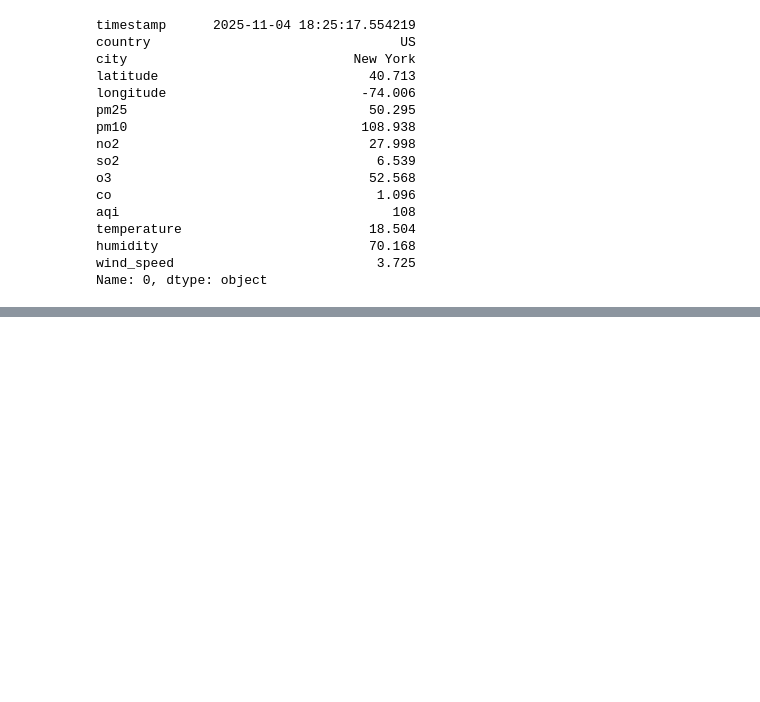
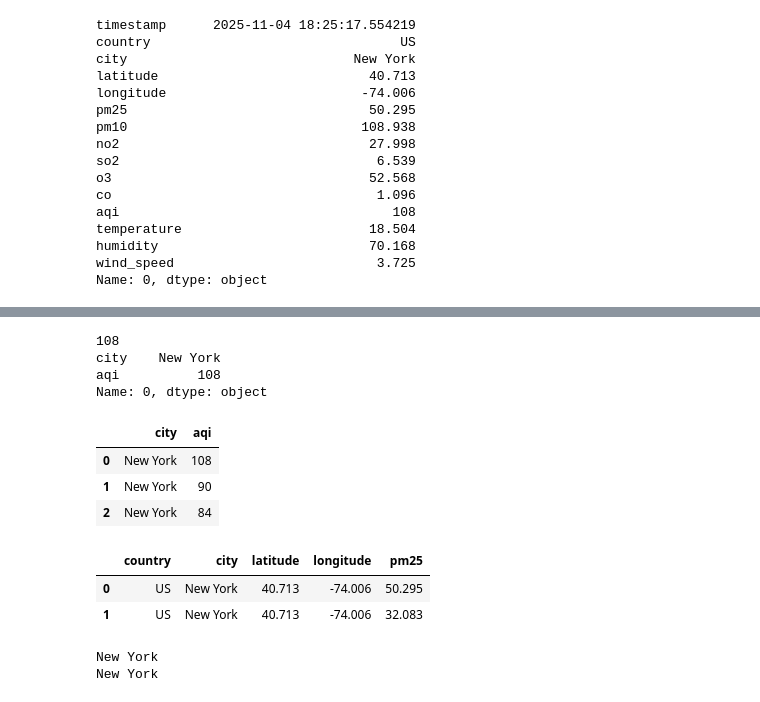
Before and after one commit to Sanchali-rif/Data-Science-Learning, a Jupyter notebook: Pandas/kaggle_dataset.ipynb, the cells around one changed output, grey strips where cells are left out. Cells and saved outputs as stored; diff of their text form; code cells hidden in the pictures; blank space fills up the shorter version.

Commit message:
Add outputs and examples for row and column access in Pandas tutorial

```diff
--- a/Pandas/kaggle_dataset.ipynb
+++ b/Pandas/kaggle_dataset.ipynb
@@ -91,3 +91,33 @@ df.iloc[0:2] #ending index is exclusive
 |  | timestamp | country | city | latitude | longitude | pm25 | pm10 | no2 | so2 | o3 | ... |
 | 0 | 2025-11-04 18:25:17.554219 | US | New York | 40.713 | -74.006 | 50.295 | 108.938 | 27.998 | 6.539 | 52.568 | ... |
 | 1 | 2025-11-04 19:25:17.554219 | US | New York | 40.713 | -74.006 | 32.083 | 63.043 | 36.120 | 4.021 | 43.536 | ... |
+# %%
+#row and column both access (labeled based)
+print(df.loc[0,"aqi"]) # aqi value in 0th row
+print(df.loc[0,["city","aqi"]]) #multuple columns in 0th row
+# %% [output]
+108
+city    New York
+aqi          108
+Name: 0, dtype: object
+# %%
+df.loc[0:2,["city","aqi"]]
+# %% [output]
+|  | city | aqi |
+| 0 | New York | 108 |
+| 1 | New York | 90 |
+| 2 | New York | 84 |
+# %%
+#row and column both access (index based)
+df.iloc[0:2,1:6] # 0th row and 1st column
+# %% [output]
+|  | country | city | latitude | longitude | pm25 |
+| 0 | US | New York | 40.713 | -74.006 | 50.295 |
+| 1 | US | New York | 40.713 | -74.006 | 32.083 |
+# %%
+#cell
+print(df.at[0,"city"]) #label
+print(df.iat[0,2])  #index
+# %% [output]
+New York
+New York
```
